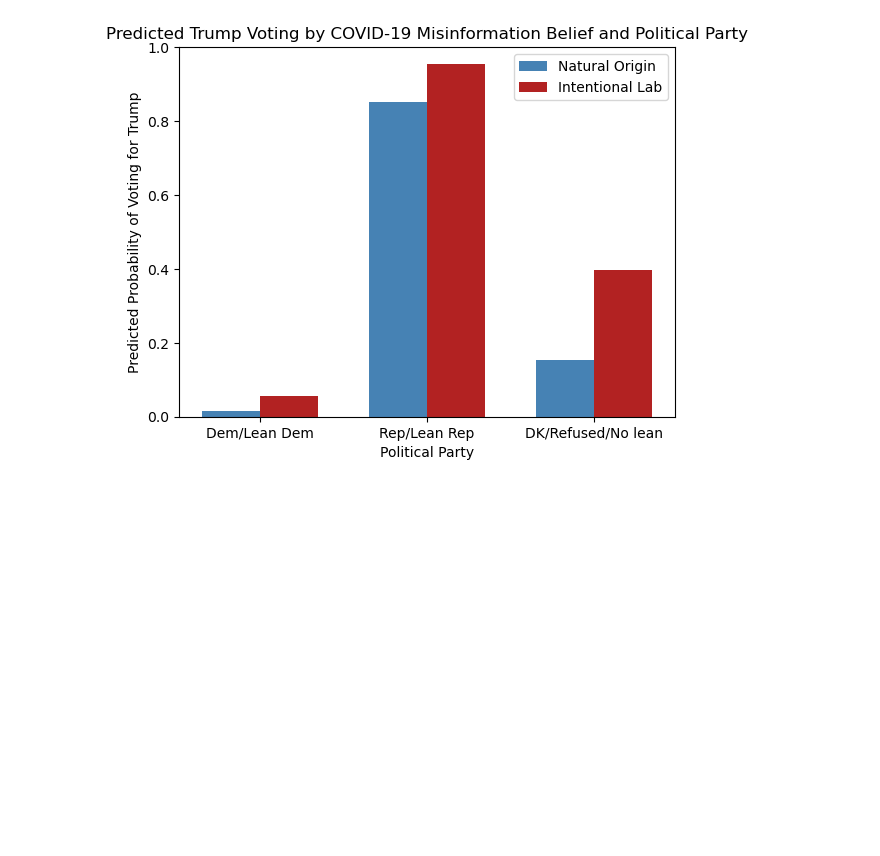
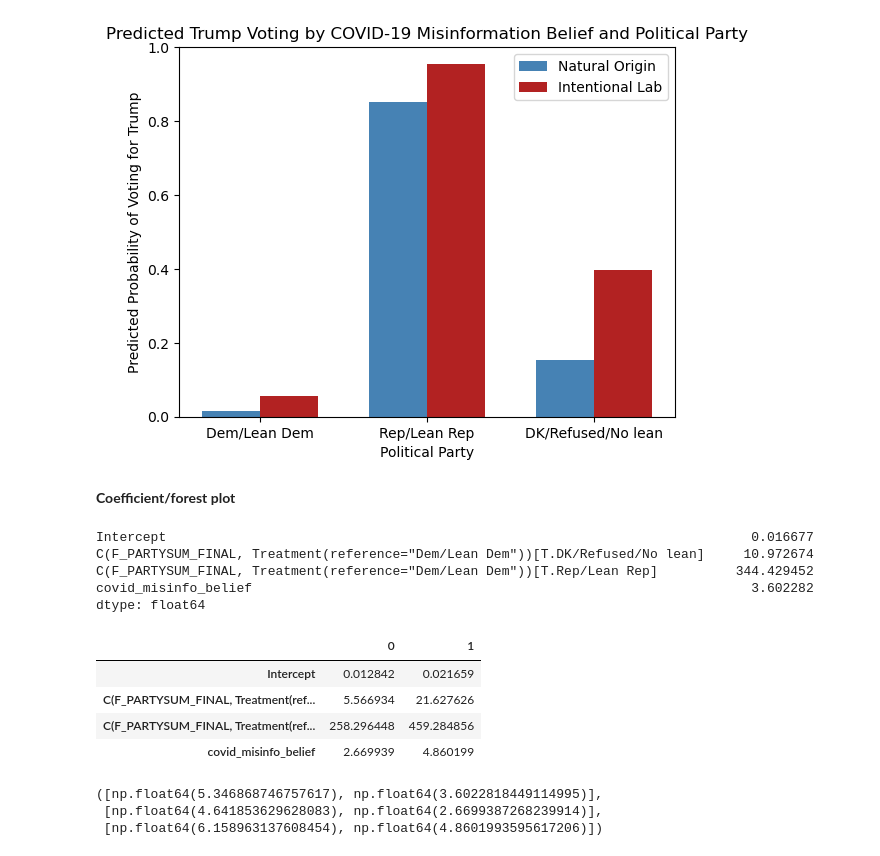
Before and after one commit to ameliabrooks28/QSS20_Project, a Jupyter notebook: code/03_regression.ipynb, the cells around one changed output. Cells and saved outputs as stored; diff of their text form; code cells hidden in the pictures; blank space fills up the shorter version.

```diff
--- a/code/03_regression.ipynb
+++ b/code/03_regression.ipynb
@@ -162,3 +163,50 @@ plt.savefig("../output/predicted_trump_vote.png", bbox_inches="tight")
 plt.show()
 # %% [output]
 [figure]
+# %% [markdown]
+**Coefficient/forest plot**
+# %%
+np.exp(model1.params)
+np.exp(model2.params)
+# %% [output]
+Intercept                                                                           0.016677
+C(F_PARTYSUM_FINAL, Treatment(reference="Dem/Lean Dem"))[T.DK/Refused/No lean]     10.972674
+C(F_PARTYSUM_FINAL, Treatment(reference="Dem/Lean Dem"))[T.Rep/Lean Rep]          344.429452
+covid_misinfo_belief                                                                3.602282
+dtype: float64
+# %%
+# confidence intervals (95%)
+
+np.exp(model1.conf_int())
+np.exp(model2.conf_int())
+# neither confidence interval includes 1 -> both have statistically significant association
+# %% [output]
+|  | 0 | 1 |
+| Intercept | 0.012842 | 0.021659 |
+| C(F_PARTYSUM_FINAL, Treatment(ref... | 5.566934 | 21.627626 |
+| C(F_PARTYSUM_FINAL, Treatment(ref... | 258.296448 | 459.284856 |
+| covid_misinfo_belief | 2.669939 | 4.860199 |
+# %%
+# do what I just did manually to create lists of each parameter
+
+models = [model1, model2]
+labels = ["Unadjusted", "Adjusted for party"]
+
+odds_ratios = []
+ci_lower = []
+ci_upper = []
+
+for model in models:
+    # exponentiate coefficients
+    odds_ratios.append(np.exp(model.params["covid_misinfo_belief"]))
+    # get confidence intervals
+    ci = model.conf_int().loc["covid_misinfo_belief"]
+    # get confidence interval bounds
+    ci_lower.append(np.exp(ci[0]))
+    ci_upper.append(np.exp(ci[1]))
+
+odds_ratios, ci_lower, ci_upper
+# %% [output]
+([np.float64(5.346868746757617), np.float64(3.6022818449114995)],
+ [np.float64(4.641853629628083), np.float64(2.6699387268239914)],
+ [np.float64(6.158963137608454), np.float64(4.8601993595617206)])
```
Also changed, not shown: parts of 10 cells of this notebook, 4 other files.
